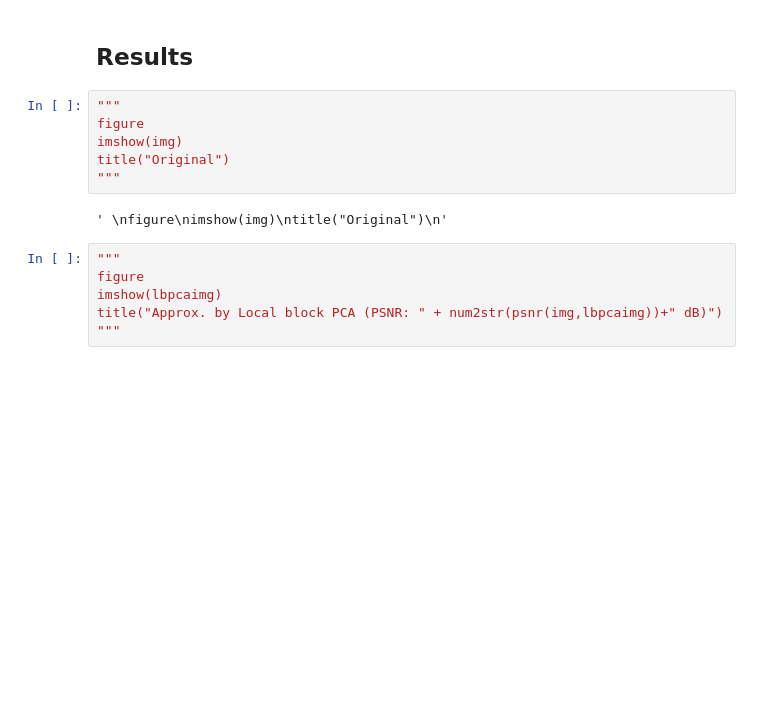
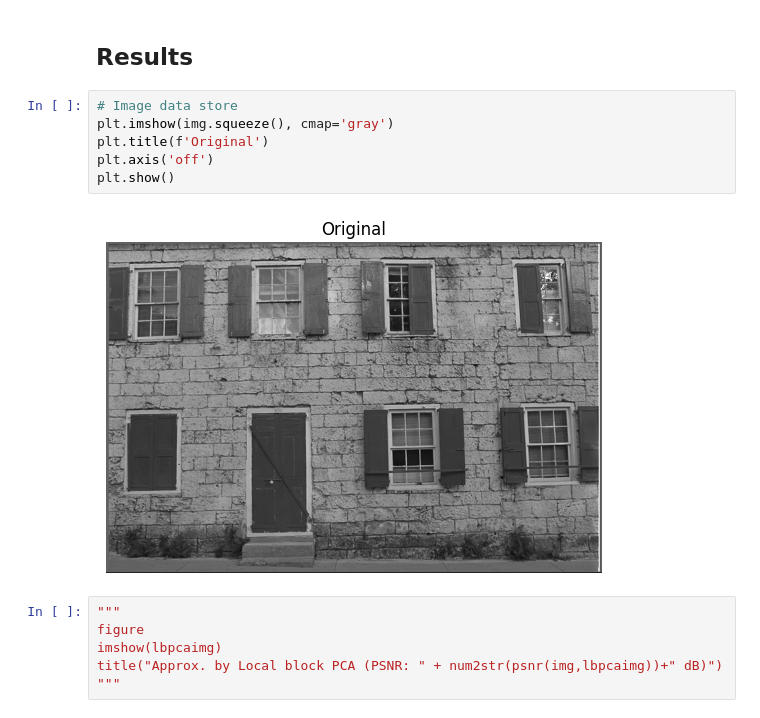
Before and after one commit to msiplab/TanSacNet, a Jupyter notebook: code/examples/lsun/main_lsun.ipynb, the cells around one changed output. Saved outputs shown, nothing was run; the diff lists cells and outputs as text; blank space fills up the shorter version.

```diff
--- a/code/examples/lsun/main_lsun.ipynb
+++ b/code/examples/lsun/main_lsun.ipynb
@@ -562,14 +510,14 @@ lsunaimg = lsunnet.predict(img);
 ' \nlsunnet = assembleNetwork(lsunlgraph);\nlsunaimg = lsunnet.predict(img);\n'
 # %% [markdown]
 ## Results
-# %%
-"""
-figure
-imshow(img)
-title("Original")
-"""
-# %% [output]
-' \nfigure\nimshow(img)\ntitle("Original")\n'
+# %%
+# Image data store
+plt.imshow(img.squeeze(), cmap='gray')
+plt.title(f'Original')
+plt.axis('off')
+plt.show()
+# %% [output]
+[figure, added]
 # %%
 """
 figure
```
Also changed, not shown: parts of 16 cells of this notebook.
